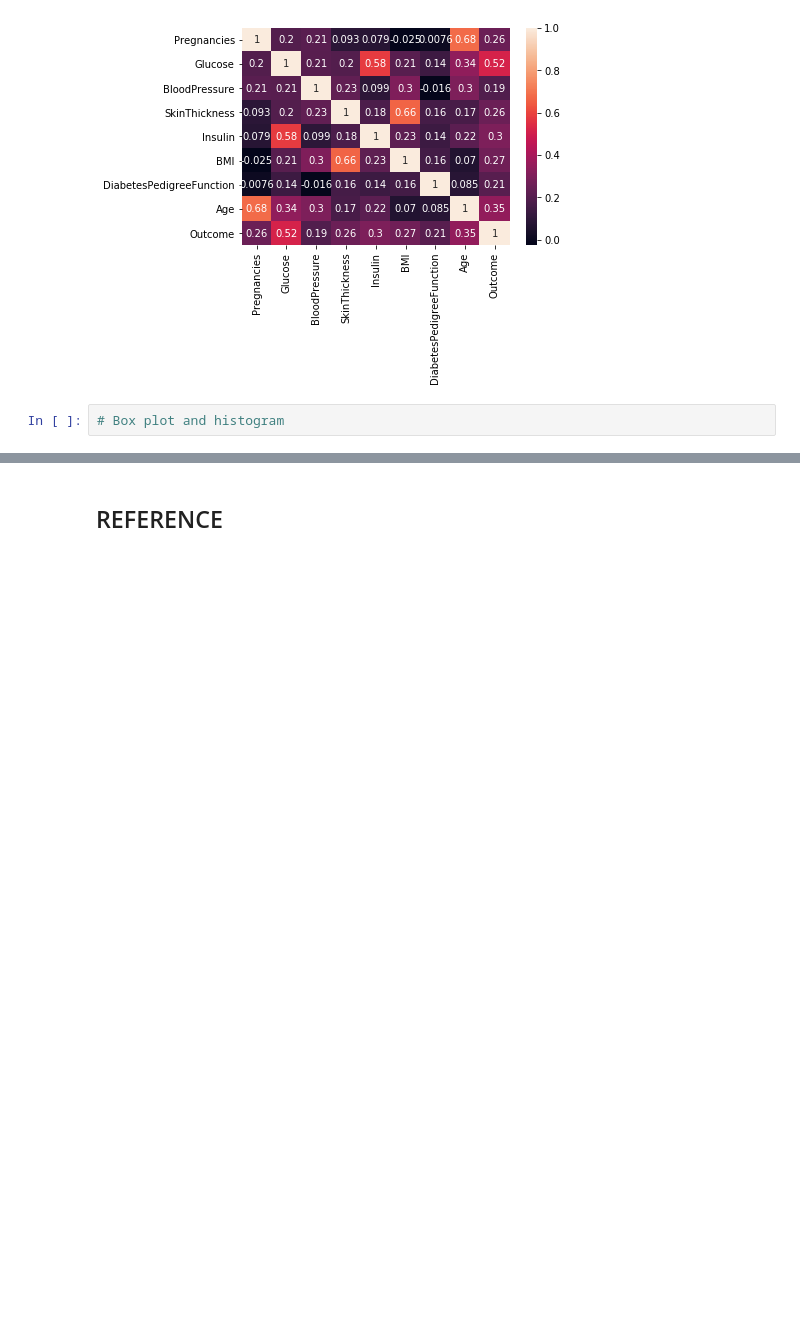
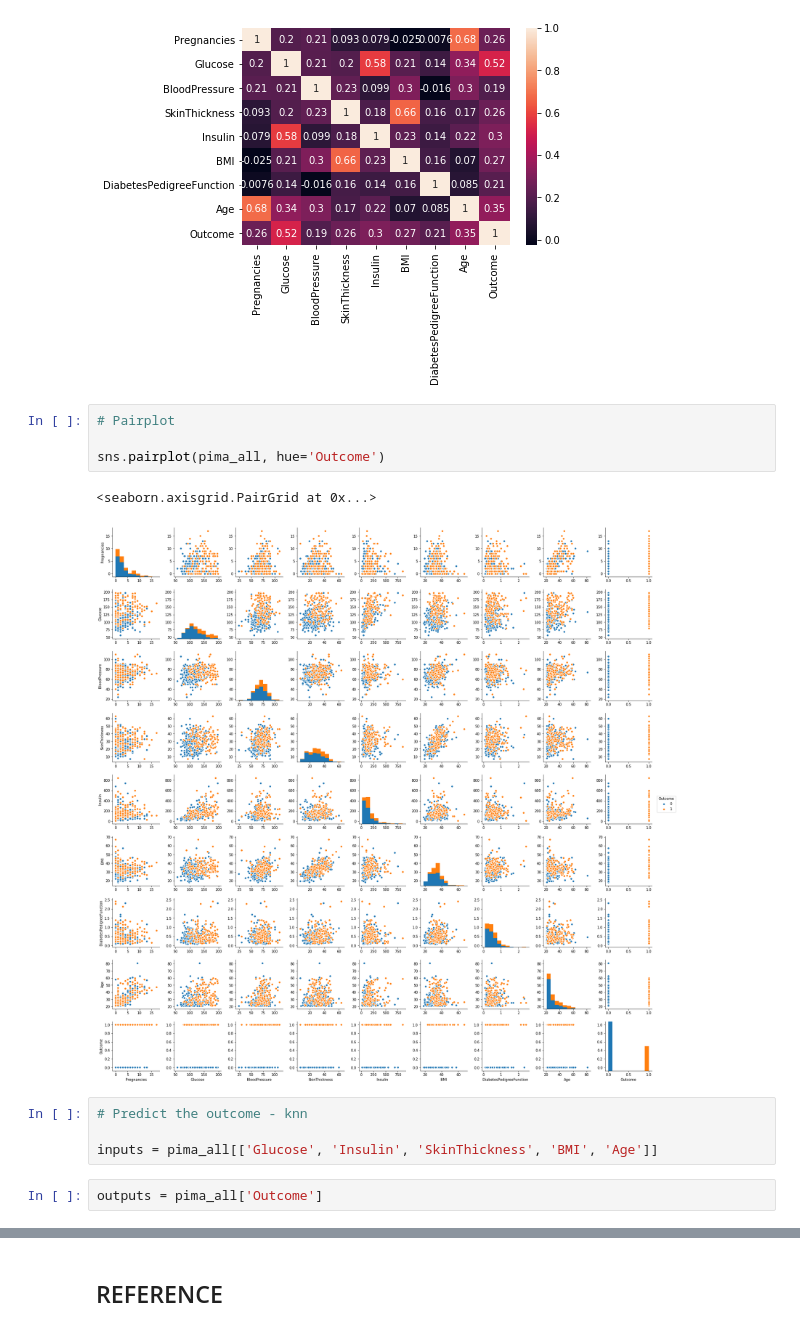
Before and after one commit to npradaschnor/Pima-Indians-Diabetes-Dataset, a Jupyter notebook: Pima Indians Diabetes Dataset.ipynb, the cells around one changed output, grey strips where cells are left out. Saved outputs shown, nothing was run; the diff lists cells and outputs as text; blank space fills up the shorter version.

```diff
--- a/Pima Indians Diabetes Dataset.ipynb
+++ b/Pima Indians Diabetes Dataset.ipynb
@@ -601,5 +603,16 @@ sns.heatmap(correlation_matrix, annot = True)
 # %% [output]
 <matplotlib.axes._subplots.AxesSubplot at 0x...>
 [figure]
-# %%
-# Box plot and histogram
+# %%
+# Pairplot
+
+sns.pairplot(pima_all, hue='Outcome')
+# %% [output]
+<seaborn.axisgrid.PairGrid at 0x...>
+[figure, added]
+# %%
+# Predict the outcome - knn
+
+inputs = pima_all[['Glucose', 'Insulin', 'SkinThickness', 'BMI', 'Age']]
+# %%
+outputs = pima_all['Outcome']
```
Also changed, not shown: parts of 11 cells of this notebook.
